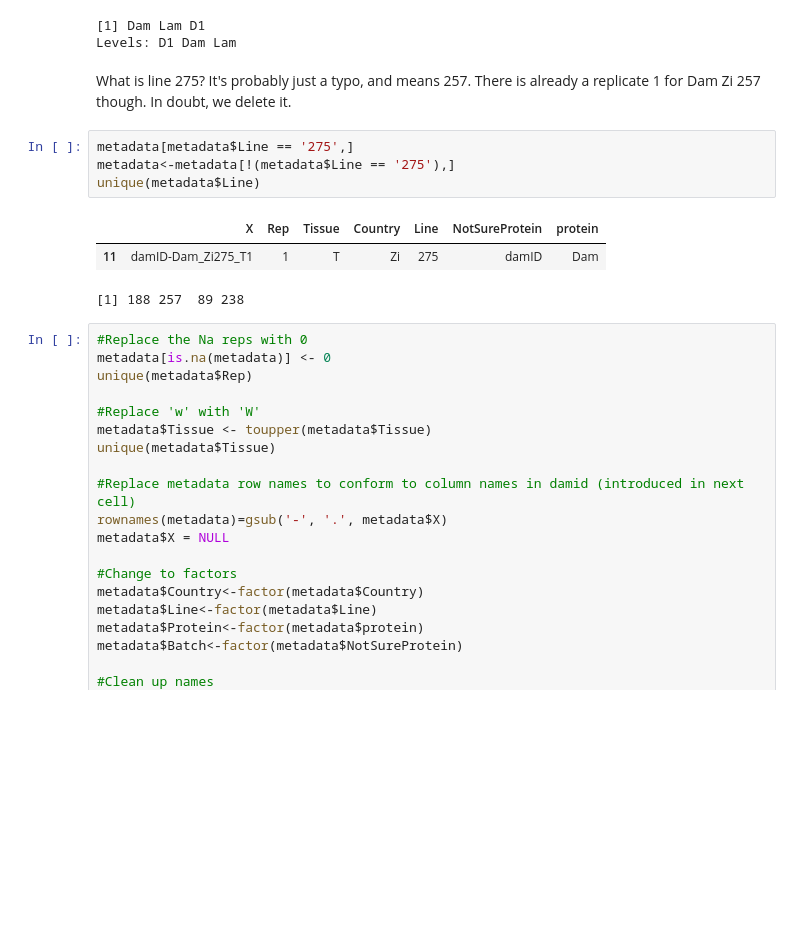
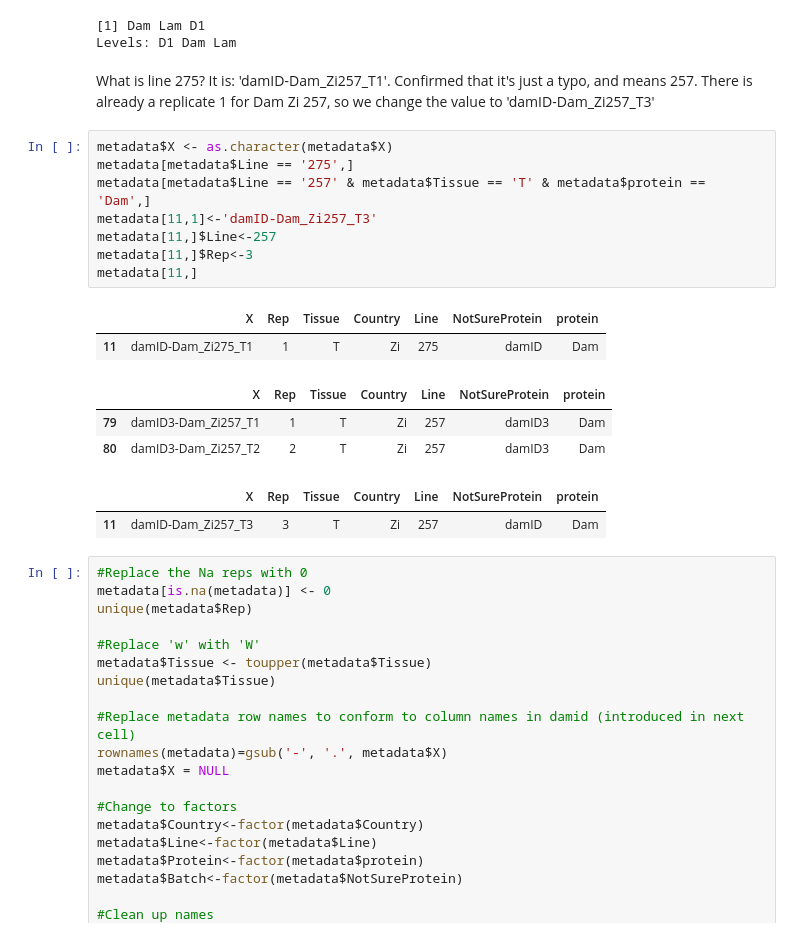
Before and after one commit to leandraking/SacktonProject, a Jupyter notebook: 20160519_DESeq_DamID-Copy1.ipynb, the cells around one changed output. Cells and saved outputs as stored; diff of their text form; blank space fills up the shorter version.

```diff
--- a/20160519_DESeq_DamID-Copy1.ipynb
+++ b/20160519_DESeq_DamID-Copy1.ipynb
@@ -60,15 +102,23 @@ Levels: damID damID2 damID3
 [1] Dam Lam D1
 Levels: D1 Dam Lam
 # %% [markdown]
-What is line 275?  It's probably just a typo, and means 257.  There is already a replicate 1 for Dam Zi 257 though.  In doubt, we delete it.
+What is line 275?  It is: 'damID-Dam_Zi257_T1'.  Confirmed that it's just a typo, and means 257.  There is already a replicate 1 for Dam Zi 257, so we change the value to 'damID-Dam_Zi257_T3'
-# %%
-metadata[metadata$Line == '275',]
-metadata<-metadata[!(metadata$Line == '275'),]
-unique(metadata$Line)
-# %% [output]
-|  | X | Rep | Tissue | Country | Line | NotSureProtein | protein |
-| 11 | damID-Dam_Zi275_T1 | 1 | T | Zi | 275 | damID | Dam |
-[1] 188 257  89 238
+# %%
+metadata$X <- as.character(metadata$X)
+metadata[metadata$Line == '275',]
+metadata[metadata$Line == '257' & metadata$Tissue == 'T' & metadata$protein == 'Dam',]
+metadata[11,1]<-'damID-Dam_Zi257_T3'
+metadata[11,]$Line<-257
+metadata[11,]$Rep<-3
+metadata[11,]
+# %% [output]
+|  | X | Rep | Tissue | Country | Line | NotSureProtein | protein |
+| 11 | damID-Dam_Zi275_T1 | 1 | T | Zi | 275 | damID | Dam |
+|  | X | Rep | Tissue | Country | Line | NotSureProtein | protein |
+| 79 | damID3-Dam_Zi257_T1 | 1 | T | Zi | 257 | damID3 | Dam |
+| 80 | damID3-Dam_Zi257_T2 | 2 | T | Zi | 257 | damID3 | Dam |
+|  | X | Rep | Tissue | Country | Line | NotSureProtein | protein |
+| 11 | damID-Dam_Zi257_T3 | 3 | T | Zi | 257 | damID | Dam |
 # %%
 #Replace the Na reps with 0
 metadata[is.na(metadata)] <- 0
```
Also changed, not shown: parts of 10 cells of this notebook.
